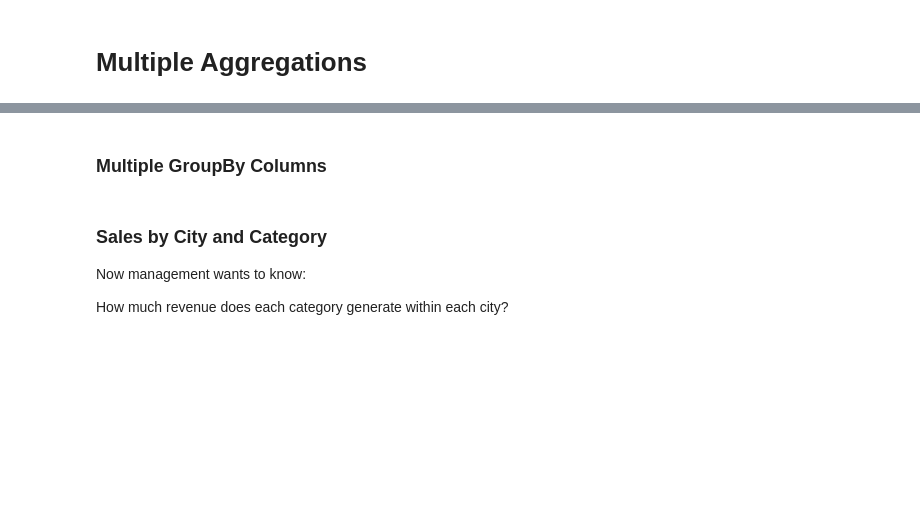
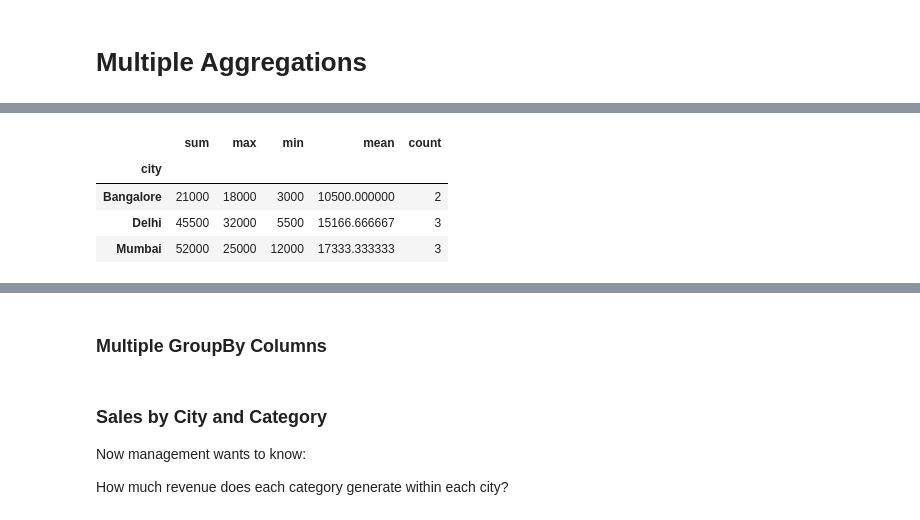
Before and after one commit to arunnivas85/AL_ML, a Jupyter notebook: L11_Live_Coding.ipynb, the cells around one changed output, grey strips where cells are left out. Cells and saved outputs as stored; diff of their text form; code cells hidden in the pictures; blank space fills up the shorter version.

```diff
--- a/L11_Live_Coding.ipynb
+++ b/L11_Live_Coding.ipynb
@@ -178,3 +322,11 @@ df.groupby('city')['sales'].agg(['sum', 'mean', 'count', 'max', 'min'])
+# %%
+df.groupby("city")["sales"].agg(['sum','max','min','mean','count'])
+# %% [output]
+|  | sum | max | min | mean | count |
+| city |  |  |  |  |  |
+| Bangalore | 21000 | 18000 | 3000 | 10500.000000 | 2 |
+| Delhi | 45500 | 32000 | 5500 | 15166.666667 | 3 |
+| Mumbai | 52000 | 25000 | 12000 | 17333.333333 | 3 |
 # %%
 df.groupby("city").agg(
     sales_sum=("sales","sum"),
```
Also changed, not shown: parts of 36 cells of this notebook.
